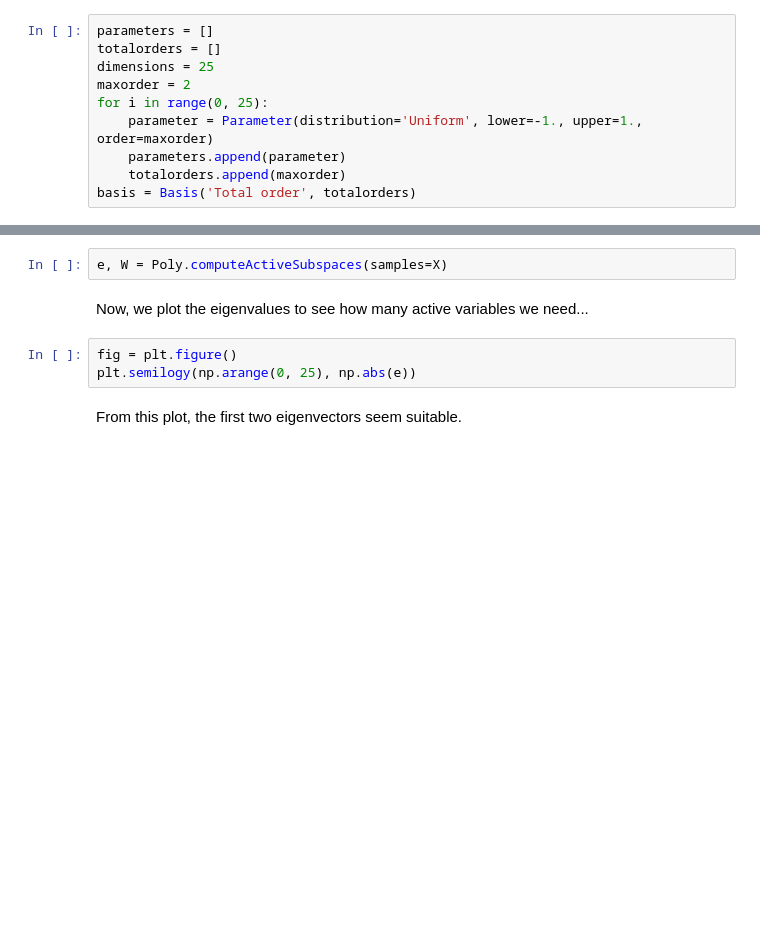
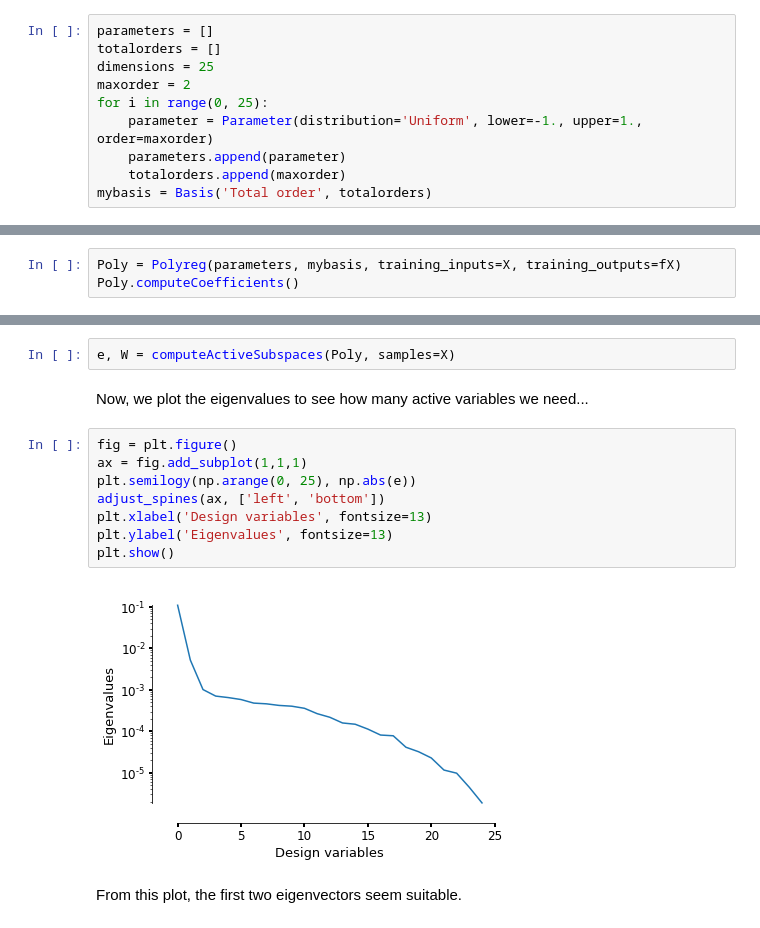
Before and after one commit to equadratures/equadratures, a Jupyter notebook: ipython-notebooks/dimension-reduction/dimension_reduction.ipynb, the cells around one changed output, grey strips where cells are left out. Cells and saved outputs as stored; diff of their text form; blank space fills up the shorter version.

```diff
--- a/ipython-notebooks/dimension-reduction/dimension_reduction.ipynb
+++ b/ipython-notebooks/dimension-reduction/dimension_reduction.ipynb
@@ -22,6 +22,6 @@ for i in range(0, 25):
     parameter = Parameter(distribution='Uniform', lower=-1., upper=1., order=maxorder)
     parameters.append(parameter)
     totalorders.append(maxorder)
-basis = Basis('Total order', totalorders)
+mybasis = Basis('Total order', totalorders)
 # %% [markdown]
 Now, we set up a "Polyreg" object!
@@ -32,12 +28,22 @@ TypeError: __init__() got an unexpected keyword argument 'training_y'
+# %%
+Poly = Polyreg(parameters, mybasis, training_inputs=X, training_outputs=fX)
+Poly.computeCoefficients()
 # %% [markdown]
 Next, we compute the active subspaces!
 # %%
-e, W = Poly.computeActiveSubspaces(samples=X)
+e, W = computeActiveSubspaces(Poly, samples=X)
 # %% [markdown]
 Now, we plot the eigenvalues to see how many active variables we need...
 # %%
 fig = plt.figure()
+ax = fig.add_subplot(1,1,1)
 plt.semilogy(np.arange(0, 25), np.abs(e))
+adjust_spines(ax, ['left', 'bottom'])
+plt.xlabel('Design variables', fontsize=13)
+plt.ylabel('Eigenvalues', fontsize=13)
+plt.show()
+# %% [output]
+[figure, added]
 # %% [markdown]
 From this plot, the first two eigenvectors seem suitable.
 # %%
```
Also changed, not shown: parts of 9 cells of this notebook, 2 other files.
